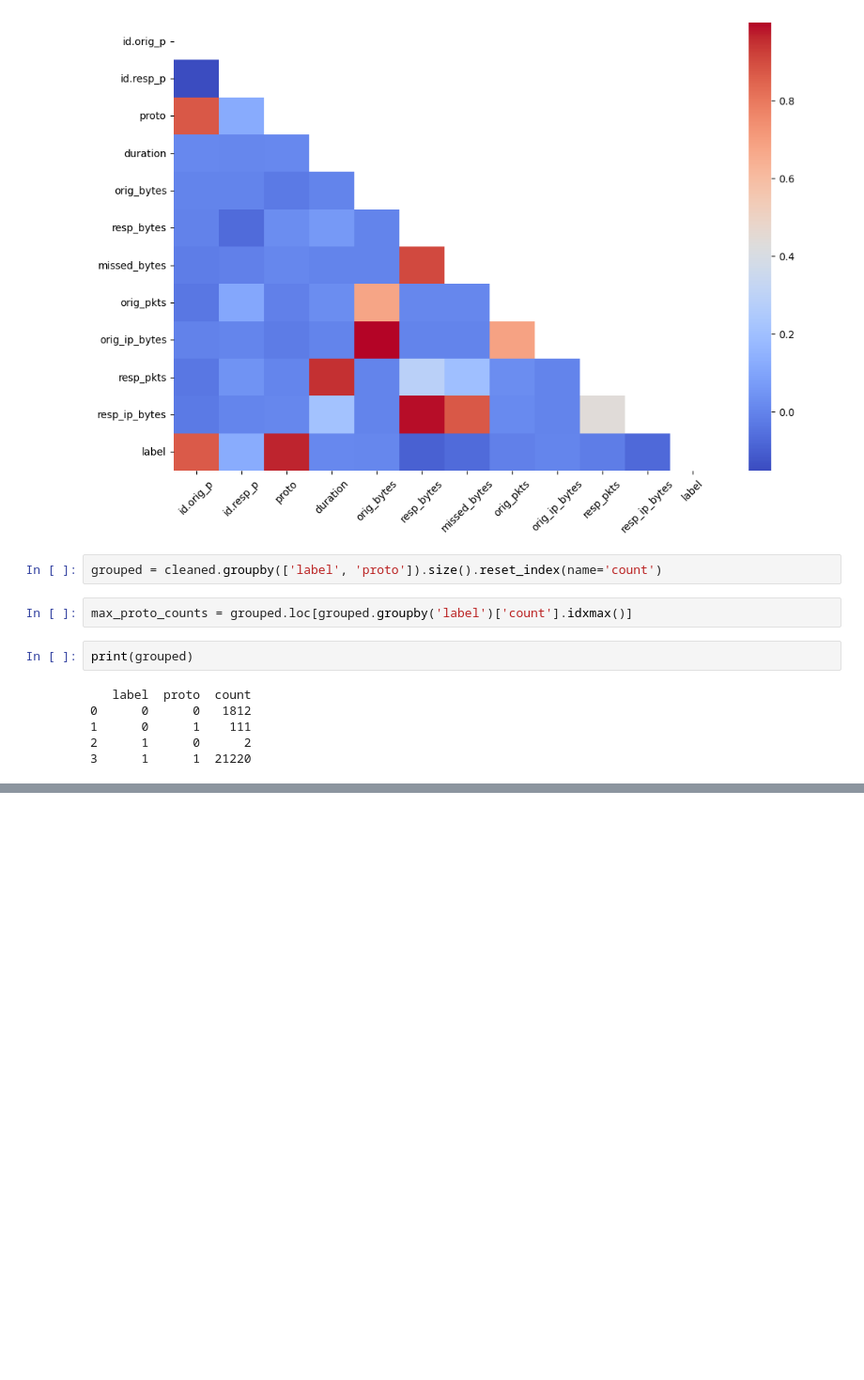
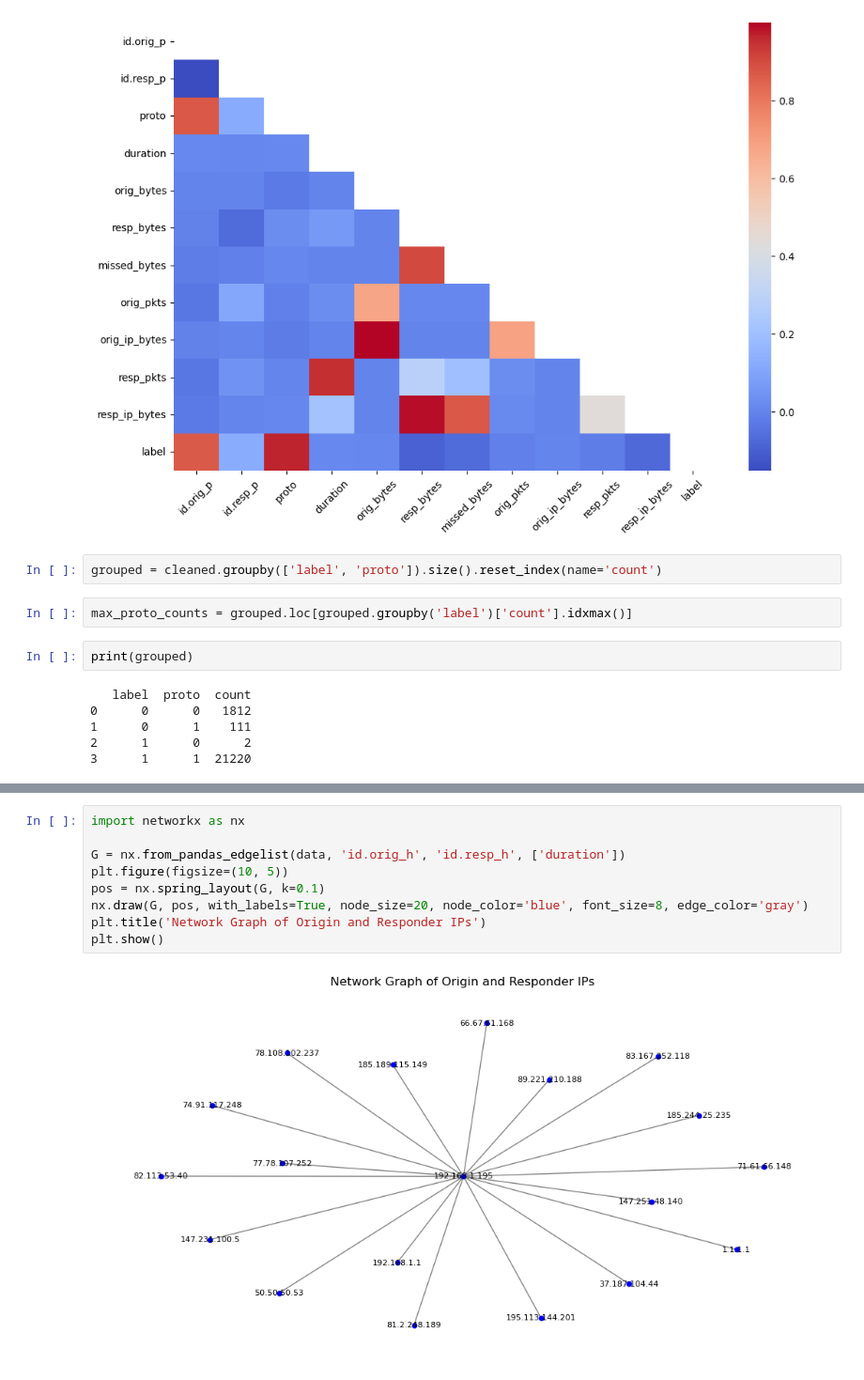
Before and after one commit to sdave777/Internet-of-Things_IDS_Data, a Jupyter notebook: Scratch.ipynb, the cells around one changed output, grey strips where cells are left out. Shown at 94% size. Drawn from its saved outputs; the diff is of its cells as text; blank space fills up the shorter version.

```diff
--- a/Scratch.ipynb
+++ b/Scratch.ipynb
@@ -454,0 +500,11 @@ print(grouped)
+# %%
+import networkx as nx
+
+G = nx.from_pandas_edgelist(data, 'id.orig_h', 'id.resp_h', ['duration'])
+plt.figure(figsize=(10, 5))
+pos = nx.spring_layout(G, k=0.1)
+nx.draw(G, pos, with_labels=True, node_size=20, node_color='blue', font_size=8, edge_color='gray')
+plt.title('Network Graph of Origin and Responder IPs')
+plt.show()
+# %% [output]
+[figure, added]
```
Also changed, not shown: parts of 7 cells of this notebook, 1 other file.
